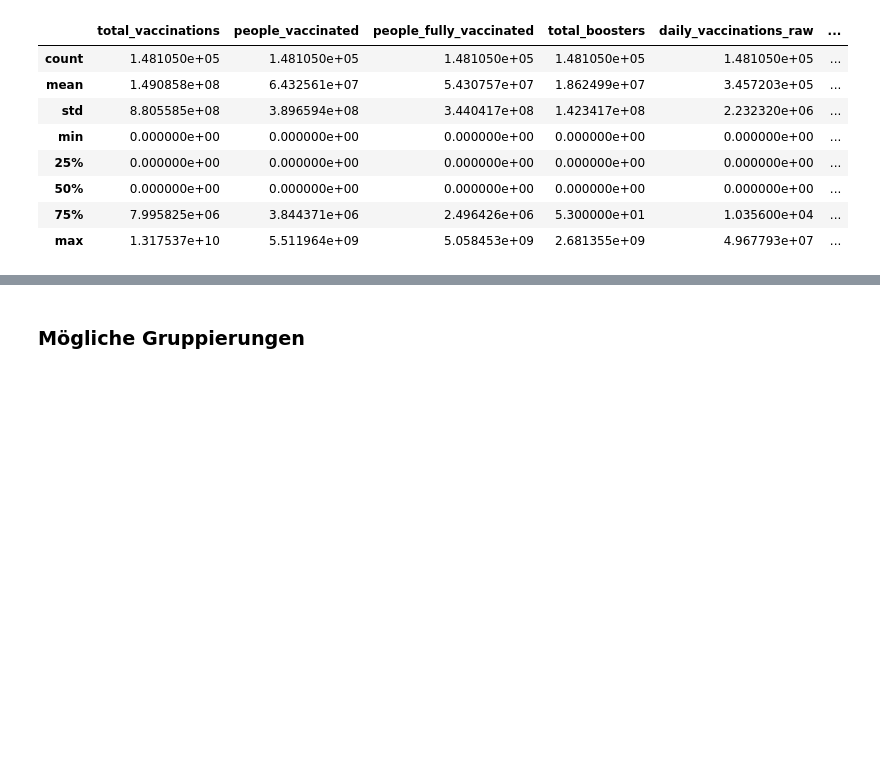
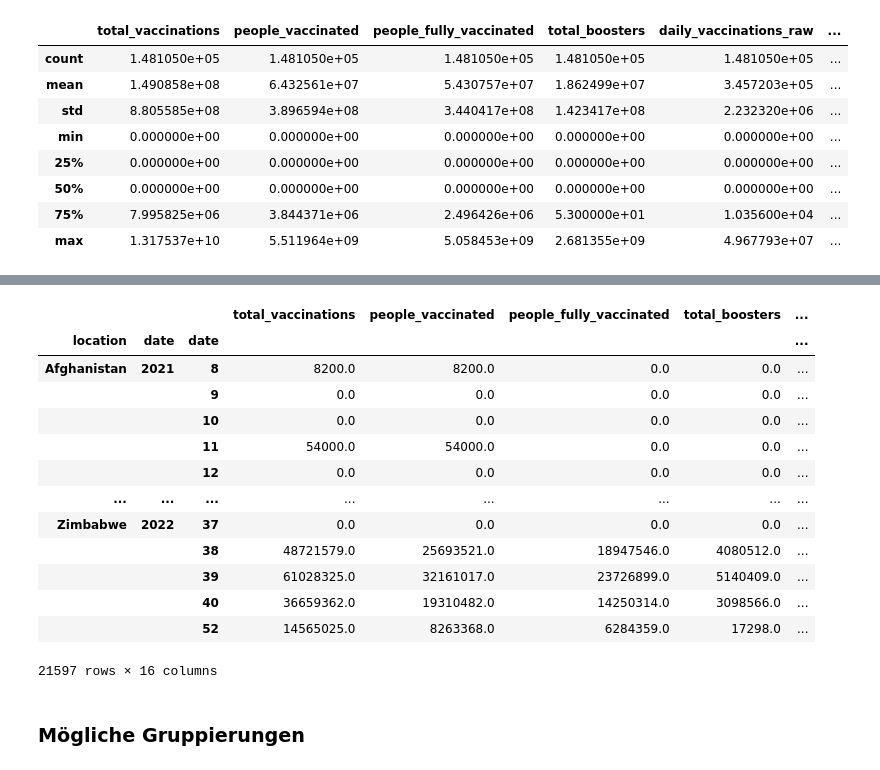
Before and after one commit to moshchev/smart_data, a Jupyter notebook: analyse.ipynb, the cells around one changed output, grey strips where cells are left out. Cells and saved outputs as stored; diff of their text form; code cells hidden in the pictures; blank space fills up the shorter version.

```diff
--- a/analyse.ipynb
+++ b/analyse.ipynb
@@ -739,5 +745,22 @@ vax_monat = vax.fillna(0).groupby(by=[vax['date'].dt.year,vax['date'].dt.month])
 # %%
-vax_week = vax.groupby(by=[vax['date'].dt.year,vax['date'].dt.weekofyear])['value'].sum()
+vax_week = vax.fillna(0).groupby(by=[vax['location'],vax['date'].dt.year,vax['date'].dt.weekofyear])['people_vaccinated','people_fully_vaccinated','total_boosters','people_vaccinated_per_hundred','people_fully_vaccinated_per_hundred','total_boosters_per_hundred'].sum()
+# %%
+vax_week
+# %% [output]
+|  |  |  | total_vaccinations | people_vaccinated | people_fully_vaccinated | total_boosters | ... |
+| location | date | date |  |  |  |  | ... |
+| Afghanistan | 2021 | 8 | 8200.0 | 8200.0 | 0.0 | 0.0 | ... |
+|  |  | 9 | 0.0 | 0.0 | 0.0 | 0.0 | ... |
+|  |  | 10 | 0.0 | 0.0 | 0.0 | 0.0 | ... |
+|  |  | 11 | 54000.0 | 54000.0 | 0.0 | 0.0 | ... |
+|  |  | 12 | 0.0 | 0.0 | 0.0 | 0.0 | ... |
+| ... | ... | ... | ... | ... | ... | ... | ... |
+| Zimbabwe | 2022 | 37 | 0.0 | 0.0 | 0.0 | 0.0 | ... |
+|  |  | 38 | 48721579.0 | 25693521.0 | 18947546.0 | 4080512.0 | ... |
+|  |  | 39 | 61028325.0 | 32161017.0 | 23726899.0 | 5140409.0 | ... |
+|  |  | 40 | 36659362.0 | 19310482.0 | 14250314.0 | 3098566.0 | ... |
+|  |  | 52 | 14565025.0 | 8263368.0 | 6284359.0 | 17298.0 | ... |
+21597 rows × 16 columns
 # %% [markdown]
 ### Mögliche Gruppierungen
 # %%
```
Also changed, not shown: parts of 18 cells of this notebook.
